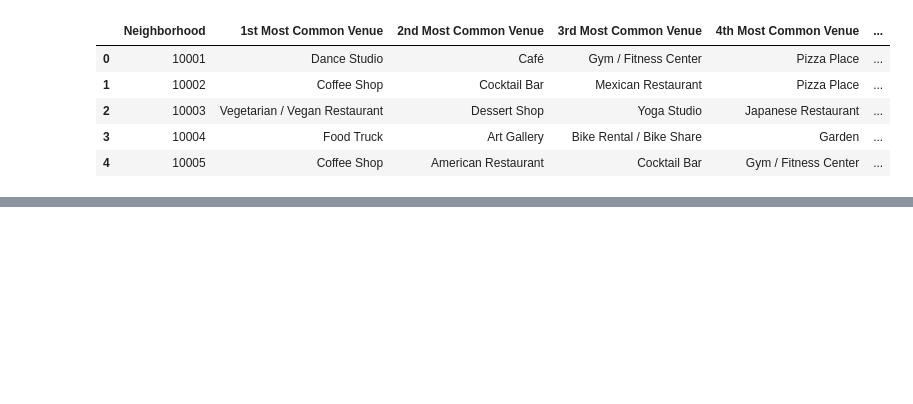
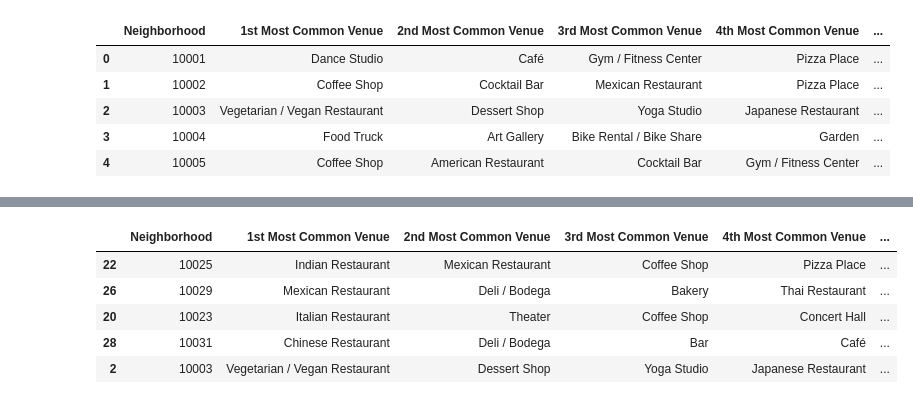
Before and after one commit to ymurali11/Coursera_Capstone, a Jupyter notebook: Battle of Neighborhood.ipynb, the cells around one changed output, grey strips where cells are left out. Cells and saved outputs as stored; diff of their text form; code cells hidden in the pictures; blank space fills up the shorter version.

```diff
--- a/Battle of Neighborhood.ipynb
+++ b/Battle of Neighborhood.ipynb
@@ -38,8 +45,8 @@ Index(['ZIP', 'Lat', ' Long', 'Population'], dtype='object')
 # %%
 import folium
 latitude=40.7999209
-longitude=--73.9683102
-map_NY = folium.Map(location=[latitude, longitude], zoom_start=12)
+longitude=-73.9683102
+map_NY = folium.Map(location=[latitude, longitude], zoom_start=11)
 map_NY
 
 # adding markers to map
@@ -55,6 +62,7 @@ for lat, lng, Population, ZIP in zip(df_ny_info['Lat'], df_ny_info[' Long'],df_n
         fill_color='#3186cc',
         fill_opacity=0.7,
         parse_html=False).add_to(map_NY)
+
 map_NY
 # %% [output]
 [interactive output not drawn]
@@ -277,0 +266,13 @@ neighborhoods_venues_.head(16)
+# %%
+#neighborhoods_venues_.Population = neighborhoods_venues_.Population.astype(float)
+neighborhoods_venues_ = neighborhoods_venues_.sort_values(by='Population',ascending=False)
+# %%
+top_neighbourhoods = neighborhoods_venues_.head(5)
+top_neighbourhoods.head(5)
+# %% [output]
+|  | Neighborhood | 1st Most Common Venue | 2nd Most Common Venue | 3rd Most Common Venue | 4th Most Common Venue | ... |
+| 22 | 10025 | Indian Restaurant | Mexican Restaurant | Coffee Shop | Pizza Place | ... |
+| 26 | 10029 | Mexican Restaurant | Deli / Bodega | Bakery | Thai Restaurant | ... |
+| 20 | 10023 | Italian Restaurant | Theater | Coffee Shop | Concert Hall | ... |
+| 28 | 10031 | Chinese Restaurant | Deli / Bodega | Bar | Café | ... |
+| 2 | 10003 | Vegetarian / Vegan Restaurant | Dessert Shop | Yoga Studio | Japanese Restaurant | ... |
```
Also changed, not shown: parts of 5 cells of this notebook.
